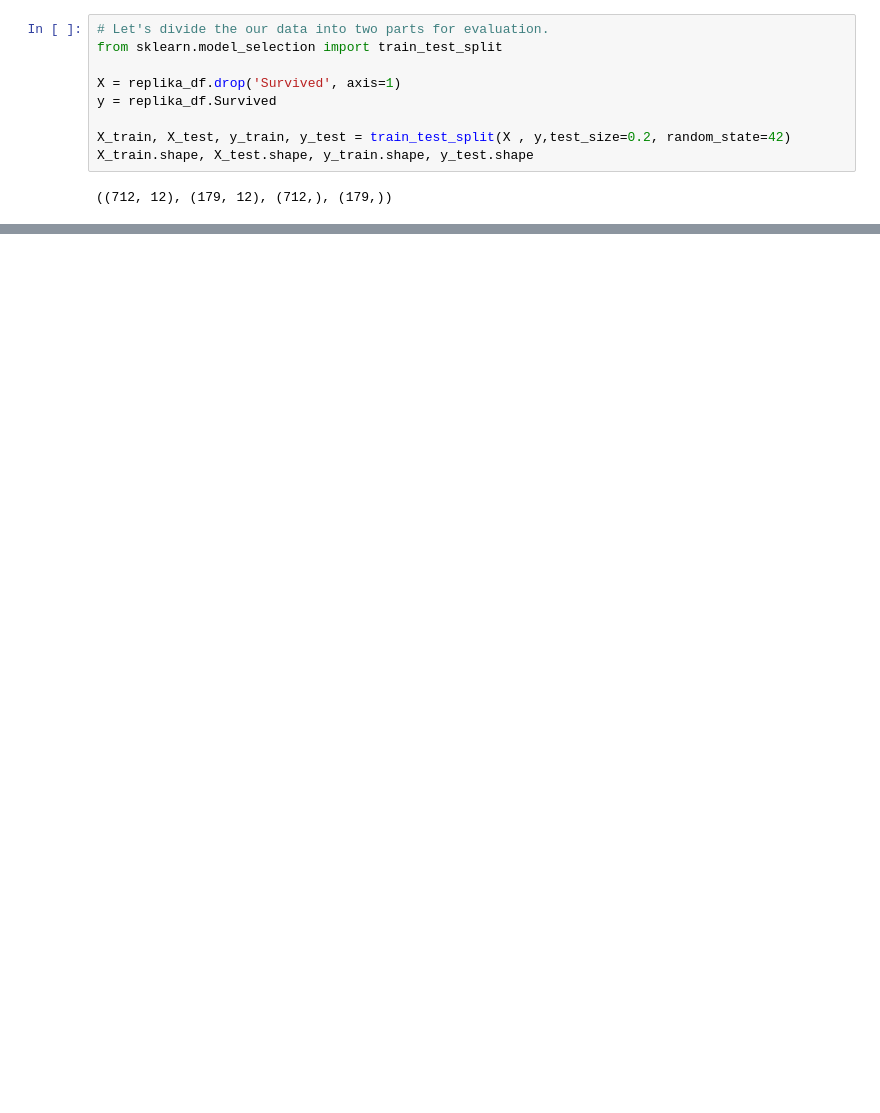
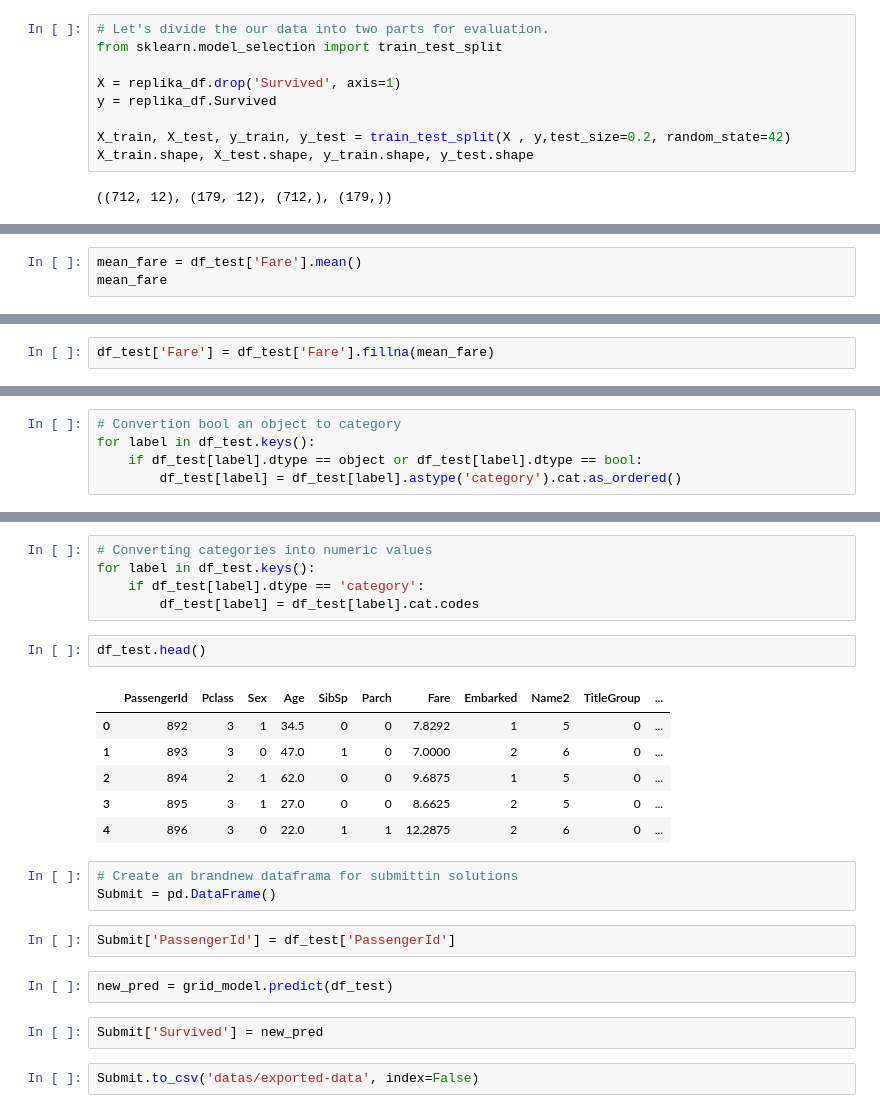
Before and after one commit to BilalDurmus08/Titanic-Survival-Predict-DS, a Jupyter notebook: End-to-end-titanic.ipynb, the cells around one changed output, grey strips where cells are left out. Saved outputs shown, nothing was run; the diff lists cells and outputs as text; blank space fills up the shorter version.

```diff
--- a/End-to-end-titanic.ipynb
+++ b/End-to-end-titanic.ipynb
@@ -522,0 +753,3 @@ X_train.shape, X_test.shape, y_train.shape, y_test.shape
+# %%
+mean_fare = df_test['Fare'].mean()
+mean_fare
@@ -522,0 +758,2 @@ X_train.shape, X_test.shape, y_train.shape, y_test.shape
+# %%
+df_test['Fare'] = df_test['Fare'].fillna(mean_fare)
@@ -522,0 +782,5 @@ X_train.shape, X_test.shape, y_train.shape, y_test.shape
+# %%
+# Convertion bool an object to category
+for label in df_test.keys():
+    if df_test[label].dtype == object or df_test[label].dtype == bool:
+        df_test[label] = df_test[label].astype('category').cat.as_ordered()
@@ -522,0 +809,25 @@ X_train.shape, X_test.shape, y_train.shape, y_test.shape
+# %%
+# Converting categories into numeric values
+for label in df_test.keys():
+    if df_test[label].dtype == 'category':
+        df_test[label] = df_test[label].cat.codes
+# %%
+df_test.head()
+# %% [output]
+|  | PassengerId | Pclass | Sex | Age | SibSp | Parch | Fare | Embarked | Name2 | TitleGroup | ... |
+| 0 | 892 | 3 | 1 | 34.5 | 0 | 0 | 7.8292 | 1 | 5 | 0 | ... |
+| 1 | 893 | 3 | 0 | 47.0 | 1 | 0 | 7.0000 | 2 | 6 | 0 | ... |
+| 2 | 894 | 2 | 1 | 62.0 | 0 | 0 | 9.6875 | 1 | 5 | 0 | ... |
+| 3 | 895 | 3 | 1 | 27.0 | 0 | 0 | 8.6625 | 2 | 5 | 0 | ... |
+| 4 | 896 | 3 | 0 | 22.0 | 1 | 1 | 12.2875 | 2 | 6 | 0 | ... |
+# %%
+# Create an brandnew dataframa for submittin solutions
+Submit = pd.DataFrame()
+# %%
+Submit['PassengerId'] = df_test['PassengerId']
+# %%
+new_pred = grid_model.predict(df_test)
+# %%
+Submit['Survived'] = new_pred
+# %%
+Submit.to_csv('datas/exported-data', index=False)
```
Also changed, not shown: parts of 38 cells of this notebook.
